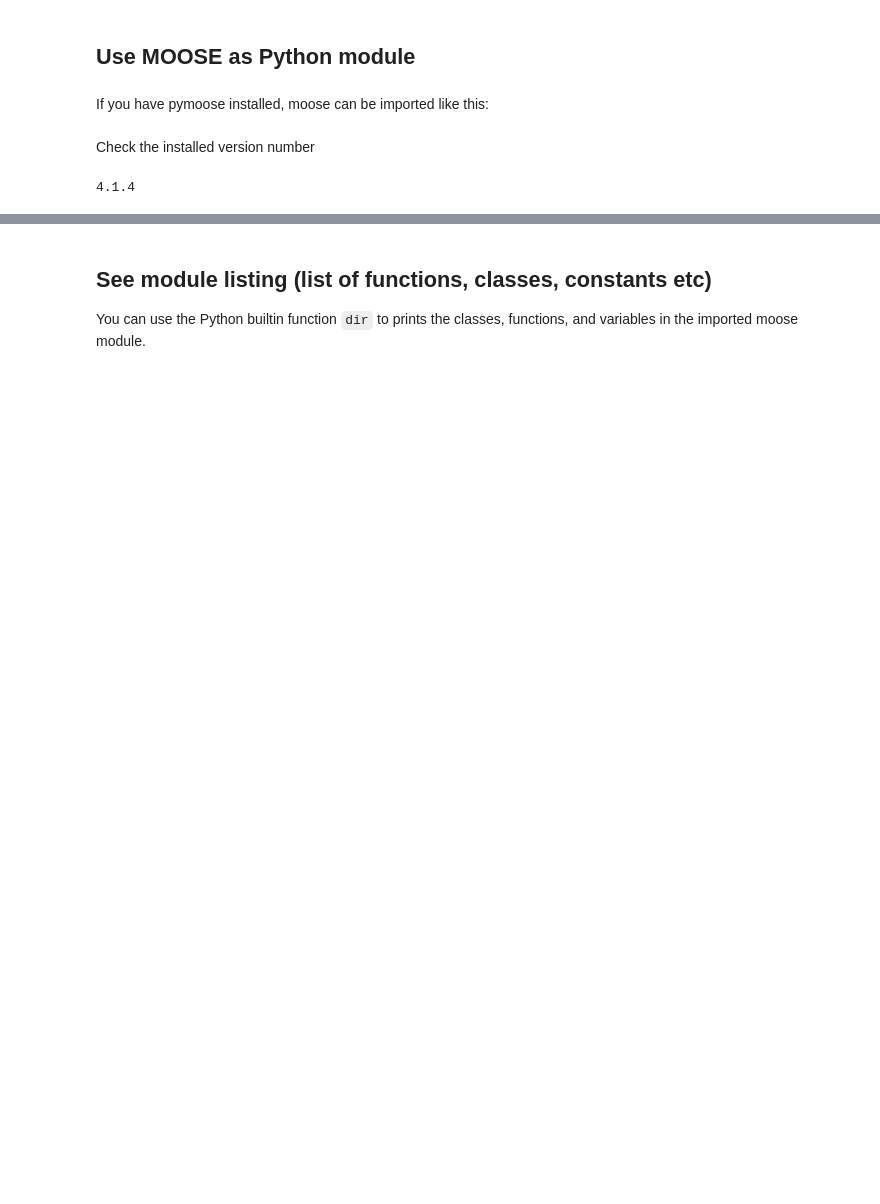
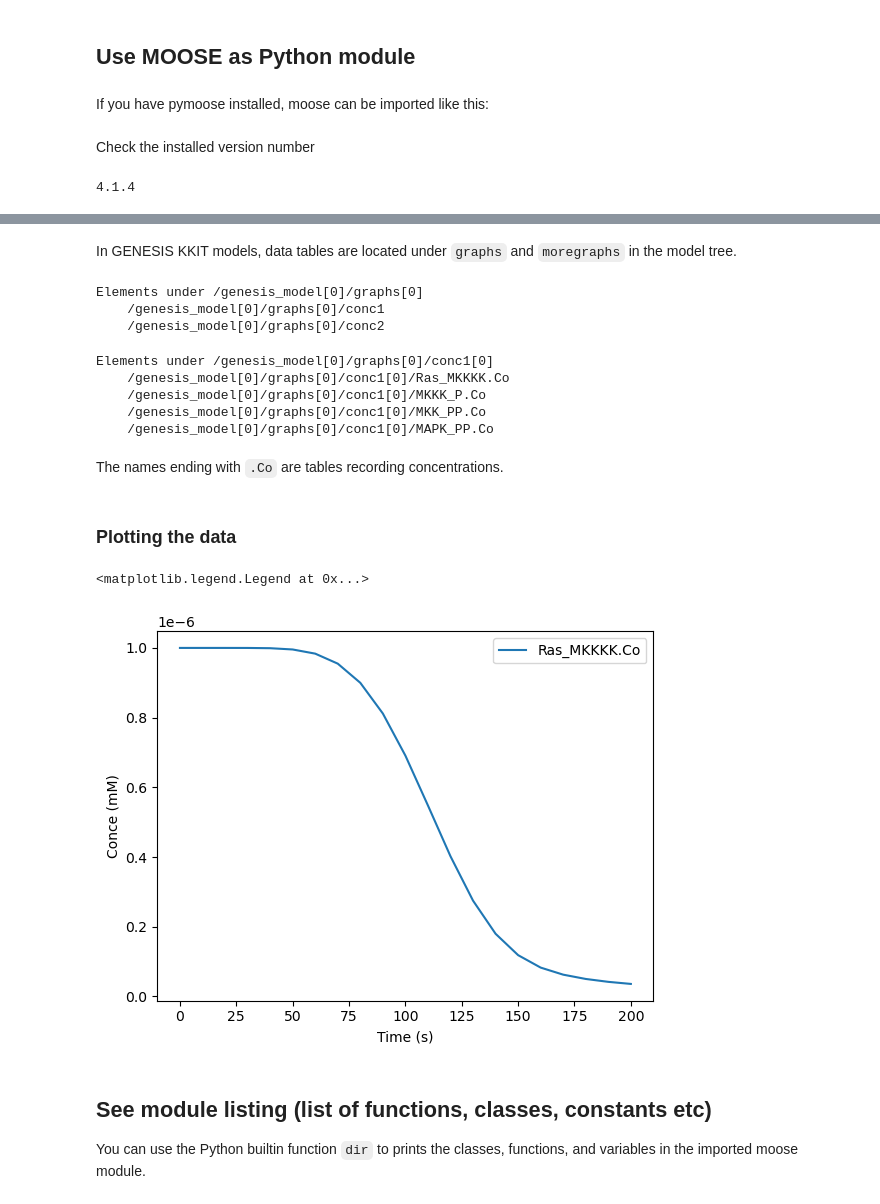
Before and after one commit to subhacom/moose-notebooks, a Jupyter notebook: MOOSE_overview.ipynb, the cells around one changed output, grey strips where cells are left out. Drawn from its saved outputs; the diff is of its cells as text; code cells hidden in the pictures; blank space fills up the shorter version.

```diff
--- a/MOOSE_overview.ipynb
+++ b/MOOSE_overview.ipynb
@@ -35,0 +61,3 @@ print(moose.__version__)
+# %%
+# Load a model in GENESIS kkit format
+genesis = moose.loadModel('model_files/Kholodenko.g', '/genesis_model')
@@ -36,3 +92,35 @@ print(moose.__version__)
+# %% [markdown]
+In GENESIS KKIT models, data tables are located under `graphs` and `moregraphs` in the model tree.
+# %%
+moose.le(f'{genesis.path}/graphs')
+# %% [output]
+Elements under /genesis_model[0]/graphs[0]
+    /genesis_model[0]/graphs[0]/conc1
+    /genesis_model[0]/graphs[0]/conc2
+# %%
+moose.le(f'{genesis.path}/graphs/conc1')
+# %% [output]
+Elements under /genesis_model[0]/graphs[0]/conc1[0]
+    /genesis_model[0]/graphs[0]/conc1[0]/Ras_MKKKK.Co
+    /genesis_model[0]/graphs[0]/conc1[0]/MKKK_P.Co
+    /genesis_model[0]/graphs[0]/conc1[0]/MKK_PP.Co
+    /genesis_model[0]/graphs[0]/conc1[0]/MAPK_PP.Co
+# %% [markdown]
+The names ending with `.Co` are tables recording concentrations.
+# %% [markdown]
+### Plotting the data
+# %%
+Ras_MKKK = moose.element(f'{genesis.path}/graphs[0]/conc1[0]/Ras_MKKKK.Co')
+time = [ii * Ras_MKKK.dt  for ii in range(len(Ras_MKKK.vector))]   # create the time points corresponding to the data points
+
+import pylab   # this is matplotlib interface for simple plotting
+pylab.plot(time, Ras_MKKK.vector, label=Ras_MKKK.name)
+pylab.xlabel('Time (s)')
+pylab.ylabel('Conce (mM)')
+pylab.legend()
+# %% [output]
+<matplotlib.legend.Legend at 0x...>
+[figure, added]
 # %% [markdown]
 ## See module listing (list of functions, classes, constants etc)
 
```
Also changed, not shown: parts of 32 cells of this notebook, 5 other files.
